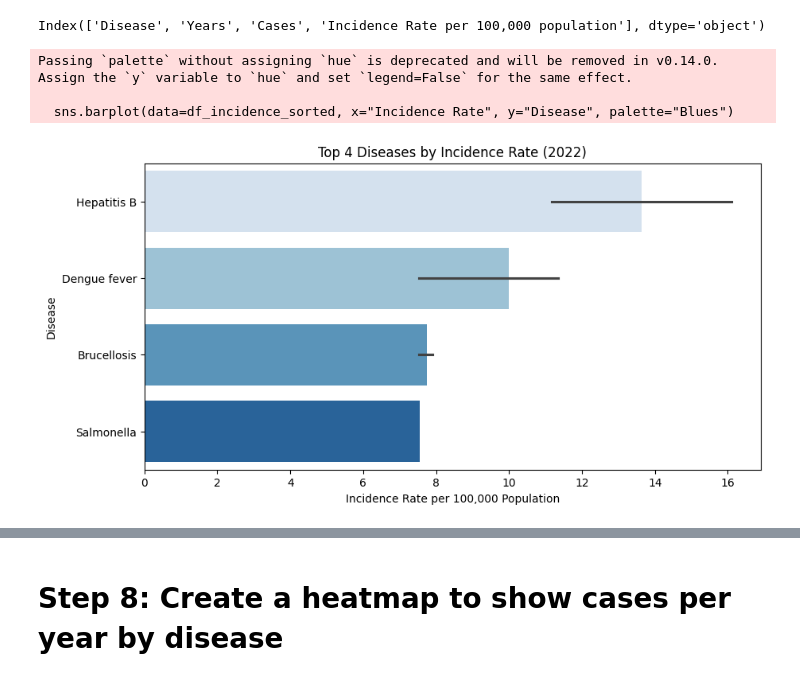
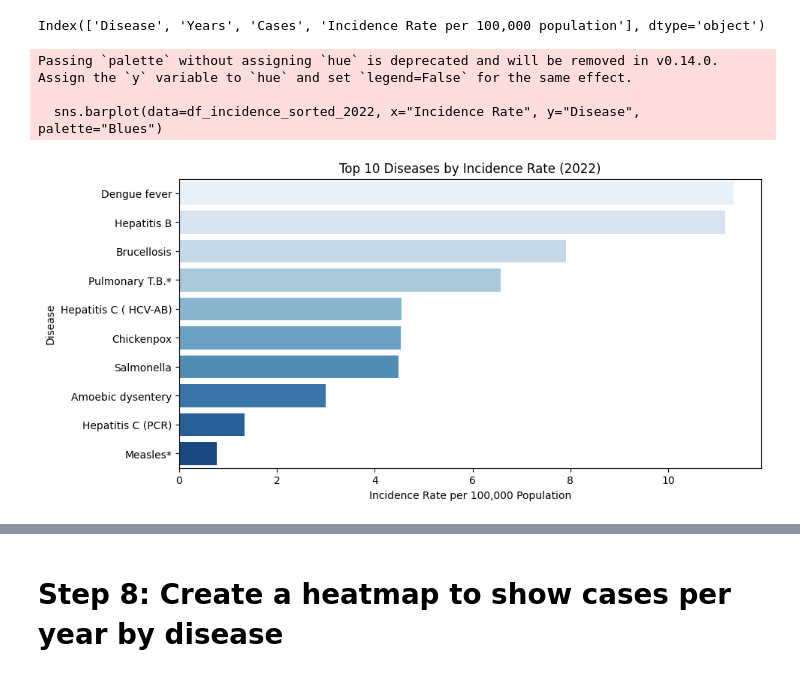
Before and after one commit to Ghaidahazaa/Computational-drug-discovery, a Jupyter notebook: Disease_Trend_Analysis.ipynb, the cells around one changed output, grey strips where cells are left out. Cells and saved outputs as stored; diff of their text form; code cells hidden in the pictures.

```diff
--- a/Disease_Trend_Analysis.ipynb
+++ b/Disease_Trend_Analysis.ipynb
@@ -96,29 +96,21 @@ df_incidence = df_incidence.rename(columns={
     "Incidence Rate per 100,000 population": "Incidence Rate"
 })
 # %%
+# Filter for 2022 data only
+df_2022 = df_incidence[df_incidence['Years'] == 2022]
+
+# Sort by incidence rate for 2022 data
+df_incidence_sorted_2022 = df_2022.sort_values("Incidence Rate", ascending=False).head(10)
+
+# Plot the data for 2022
 plt.figure(figsize=(10, 5))
-
-# Sort the DataFrame by "Incidence Rate" in descending order and get the top 10 diseases
-df_incidence_sorted = df_incidence.sort_values("Incidence Rate", ascending=False)
-
-# Check if you have at least 10 rows of data
-if len(df_incidence_sorted) >= 10:
-    df_incidence_sorted = df_incidence_sorted.head(10)
-else:
-    print(f"Warning: Only {len(df_incidence_sorted)} diseases available to plot.")
-
-# Create the barplot
-sns.barplot(data=df_incidence_sorted, x="Incidence Rate", y="Disease", palette="Blues")
-
-# Add titles and labels
-plt.title("Top 4 Diseases by Incidence Rate (2022)")
+sns.barplot(data=df_incidence_sorted_2022, x="Incidence Rate", y="Disease", palette="Blues")
+plt.title("Top 10 Diseases by Incidence Rate (2022)")
 plt.xlabel("Incidence Rate per 100,000 Population")
 plt.ylabel("Disease")
-
-# Show the plot
 plt.show()
 # %% [output]
 Passing `palette` without assigning `hue` is deprecated and will be removed in v0.14.0. Assign the `y` variable to `hue` and set `legend=False` for the same effect.
 
-  sns.barplot(data=df_incidence_sorted, x="Incidence Rate", y="Disease", palette="Blues")
+  sns.barplot(data=df_incidence_sorted_2022, x="Incidence Rate", y="Disease", palette="Blues")
-[figure, old version]
+[figure, new version]
```
Also changed, not shown: parts of 1 cell of this notebook.
